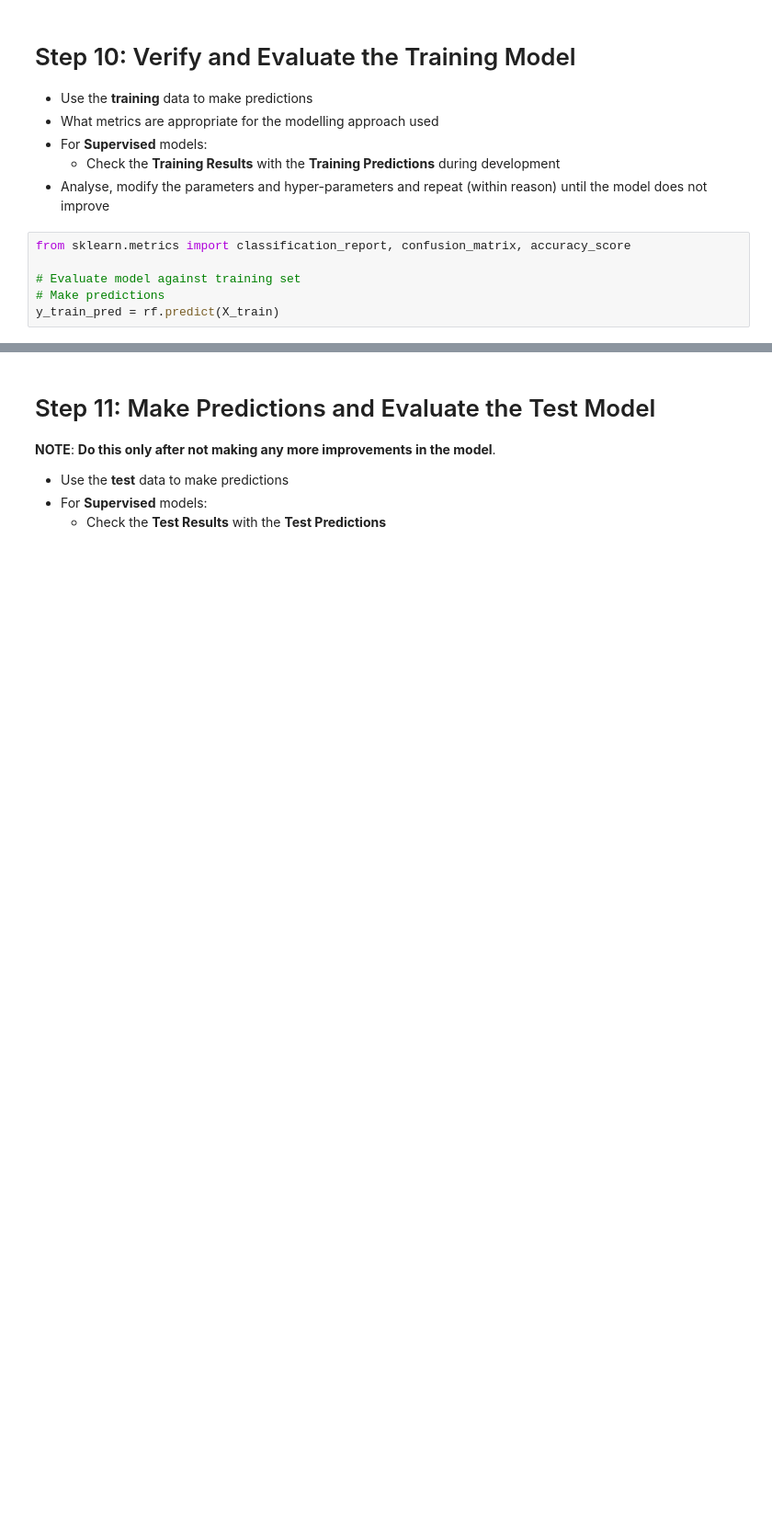
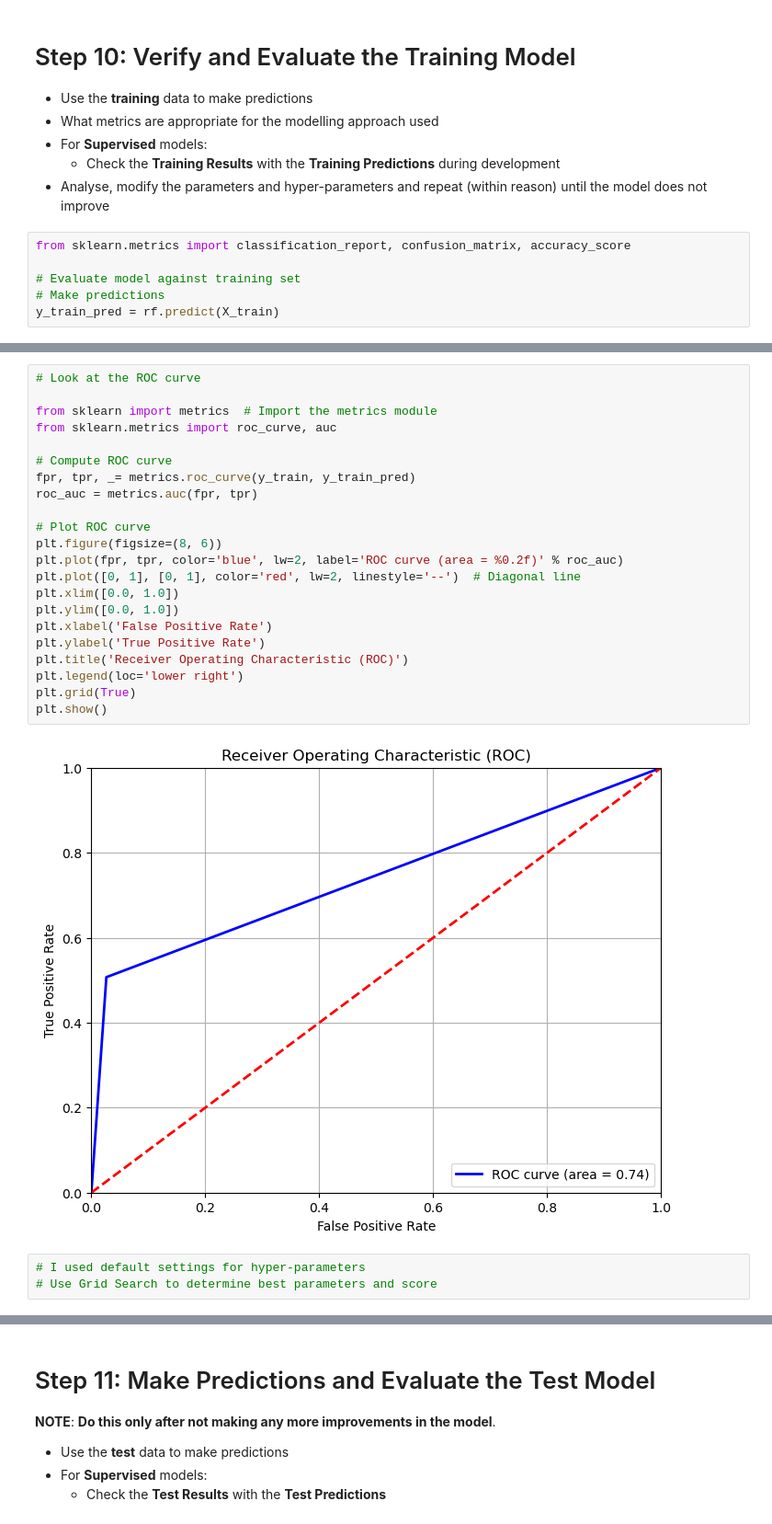
Before and after one commit to mdjroaming/IOD, a Jupyter notebook: Module 7/Module 7 Labs/IOD_Lab-7_1_2 - Random Forest.ipynb, the cells around one changed output, grey strips where cells are left out. Shown at 92% size. Saved outputs shown, nothing was run; the diff lists cells and outputs as text; blank space fills up the shorter version.

```diff
--- a/Module 7/Module 7 Labs/IOD_Lab-7_1_2 - Random Forest.ipynb
+++ b/Module 7/Module 7 Labs/IOD_Lab-7_1_2 - Random Forest.ipynb
@@ -346,0 +381,27 @@ Training Accuracy: 0.9381270903010034
+# %%
+# Look at the ROC curve
+
+from sklearn import metrics  # Import the metrics module
+from sklearn.metrics import roc_curve, auc
+
+# Compute ROC curve
+fpr, tpr, _= metrics.roc_curve(y_train, y_train_pred)
+roc_auc = metrics.auc(fpr, tpr)
+
+# Plot ROC curve
+plt.figure(figsize=(8, 6))
+plt.plot(fpr, tpr, color='blue', lw=2, label='ROC curve (area = %0.2f)' % roc_auc)
+plt.plot([0, 1], [0, 1], color='red', lw=2, linestyle='--')  # Diagonal line
+plt.xlim([0.0, 1.0])
+plt.ylim([0.0, 1.0])
+plt.xlabel('False Positive Rate')
+plt.ylabel('True Positive Rate')
+plt.title('Receiver Operating Characteristic (ROC)')
+plt.legend(loc='lower right')
+plt.grid(True)
+plt.show()
+# %% [output]
+[figure, added]
+# %%
+# I used default settings for hyper-parameters
+# Use Grid Search to determine best parameters and score
```
Also changed, not shown: parts of 28 cells of this notebook, 15 other files.
